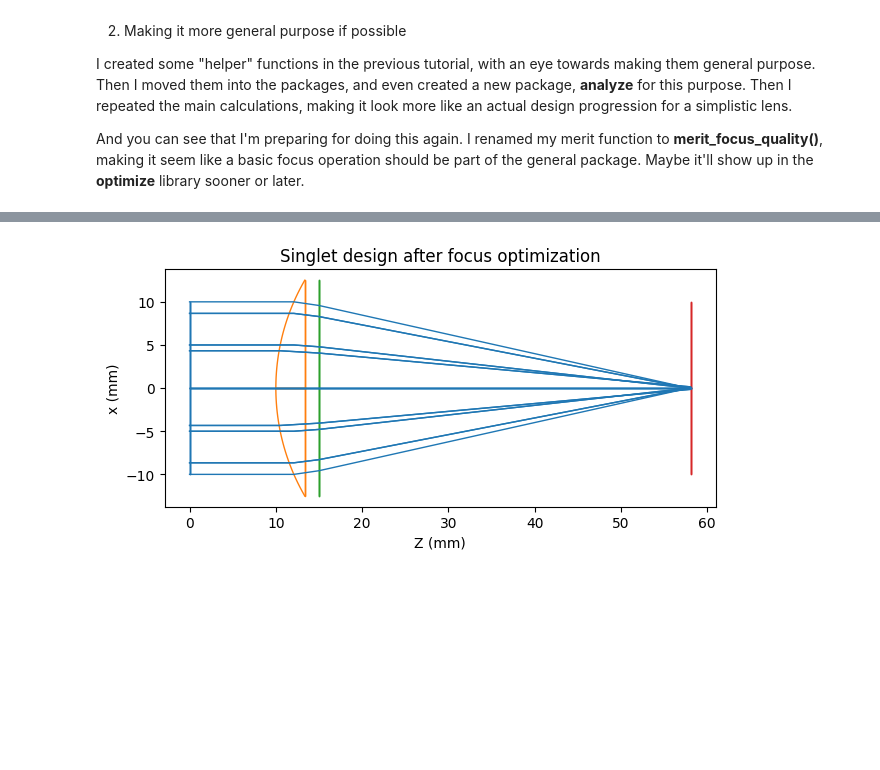
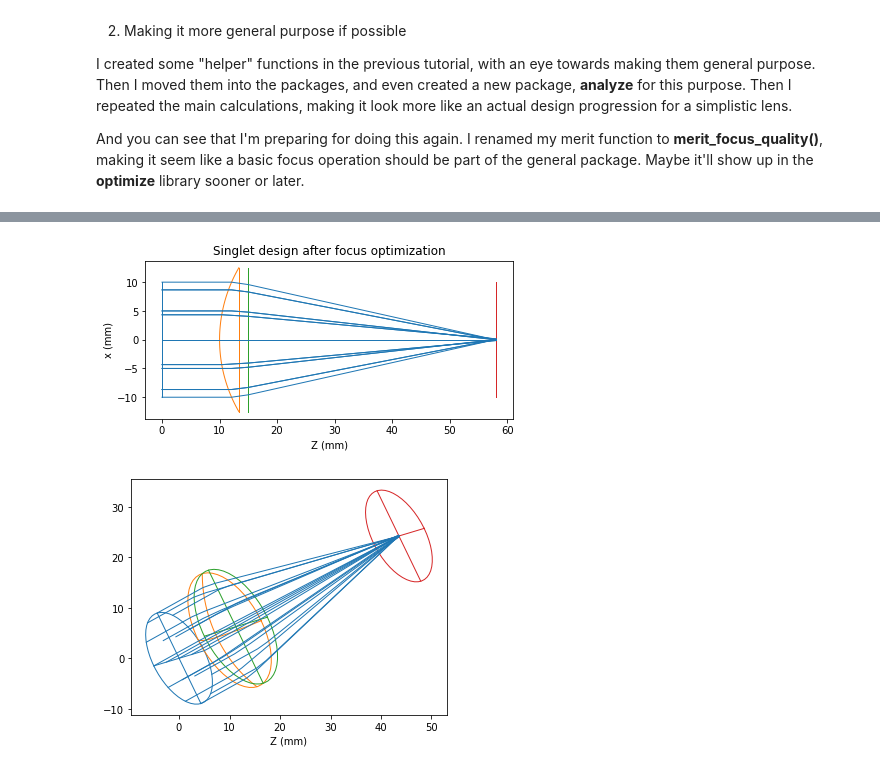
Before and after one commit to bassistTech/rayTrace, a Jupyter notebook: notebooks/Tutorials/Basic singlet again, this time easier.ipynb, the cells around one changed output, grey strips where cells are left out. Drawn from its saved outputs; the diff is of its cells as text; code cells hidden in the pictures; blank space fills up the shorter version.

```diff
--- a/notebooks/Tutorials/Basic singlet again, this time easier.ipynb
+++ b/notebooks/Tutorials/Basic singlet again, this time easier.ipynb
@@ -96,14 +101,20 @@ result
 # %%
 rto.update_values(surface_list, result['x'])
 geometry_2 = rtt.build_geometry(surface_list)
 rtt.trace_rays(ray_table, geometry_2)
 axd = rtd.new_plot(axes = ["x"])
 rtd.plot_faces(axd, geometry_2, linewidth = 1)
 rtd.plot_rays(axd, geometry_2, ray_table, linewidth = 1, color_by = "field")
 plt.title('Singlet design after focus optimization')
 plt.show()
+
+axd = rtd.new_plot(axes = ["3d"])
+rtd.plot_faces(axd, geometry_2, linewidth = 1)
+rtd.plot_rays(axd, geometry_2, ray_table, linewidth = 1, color_by = "field")
+plt.show()
 # %% [output]
-[figure, old version]
+[figure, new version]
+[figure, added]
 # %%
 rta.focal_length(geometry_2, 20, 0.000633)
 # %% [output]
```
Also changed, not shown: parts of 5 cells of this notebook, 9 other files.
